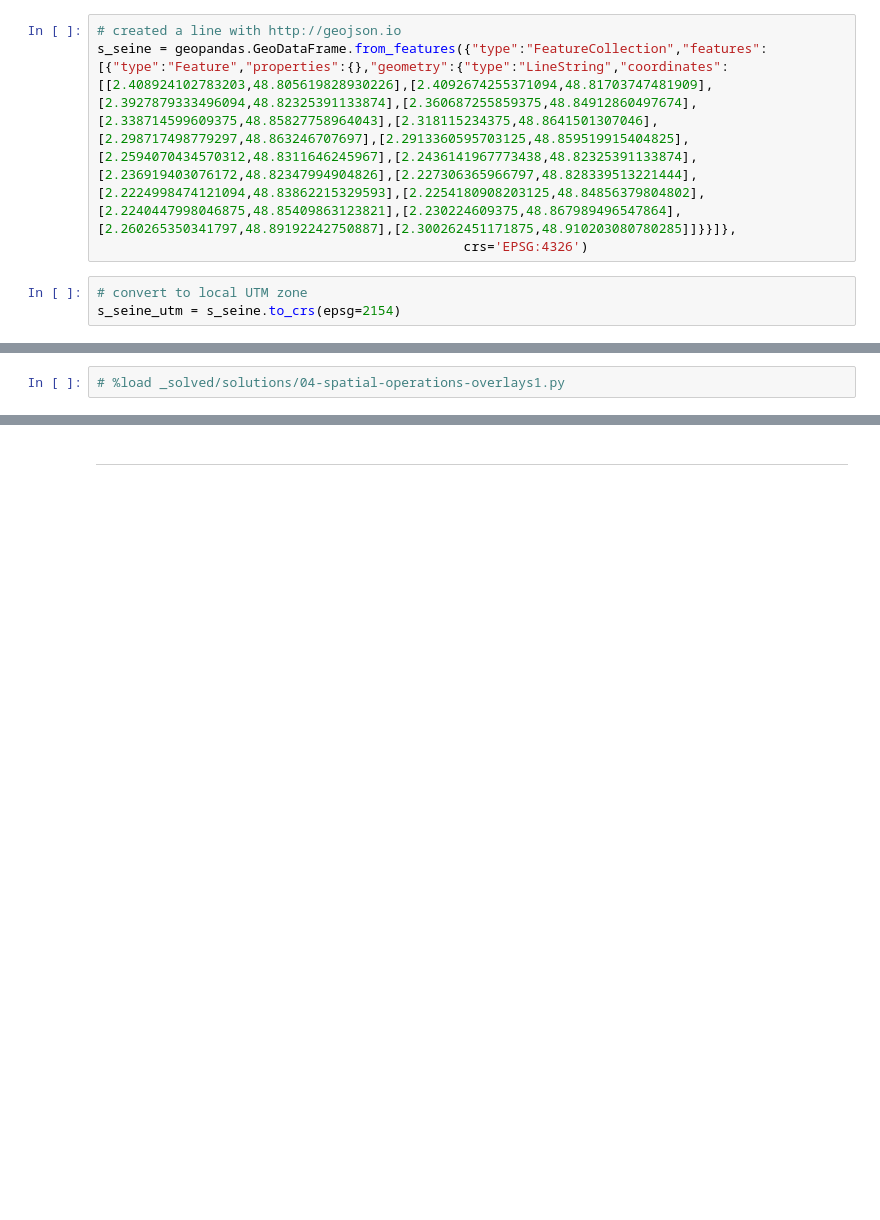
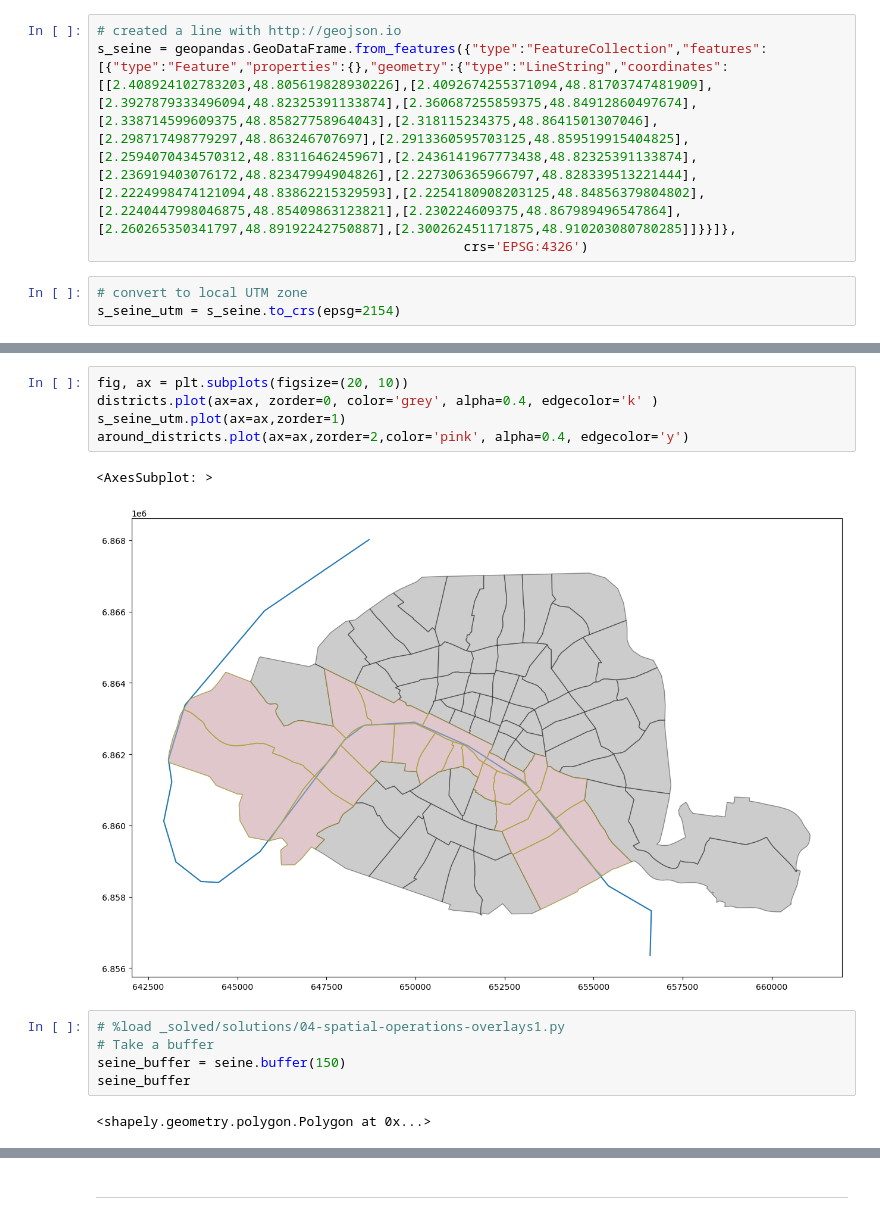
Before and after one commit to SYuGao/geopandas-tutorial, a Jupyter notebook: 04-spatial-operations-overlays.ipynb, the cells around one changed output, grey strips where cells are left out. Cells and saved outputs as stored; diff of their text form; blank space fills up the shorter version.

```diff
--- a/04-spatial-operations-overlays.ipynb
+++ b/04-spatial-operations-overlays.ipynb
@@ -150,4 +237,17 @@ seine
+# %%
+fig, ax = plt.subplots(figsize=(20, 10))
+districts.plot(ax=ax, zorder=0, color='grey', alpha=0.4, edgecolor='k' )
+s_seine_utm.plot(ax=ax,zorder=1)
+around_districts.plot(ax=ax,zorder=2,color='pink', alpha=0.4, edgecolor='y')
+# %% [output]
+<AxesSubplot: >
+[figure, added]
 # %%
 # %load _solved/solutions/04-spatial-operations-overlays1.py
+# Take a buffer
+seine_buffer = seine.buffer(150)
+seine_buffer
+# %% [output]
+<shapely.geometry.polygon.Polygon at 0x...>
 # %%
 # %load _solved/solutions/04-spatial-operations-overlays2.py
```
Also changed, not shown: parts of 47 cells of this notebook, 3 other files.
